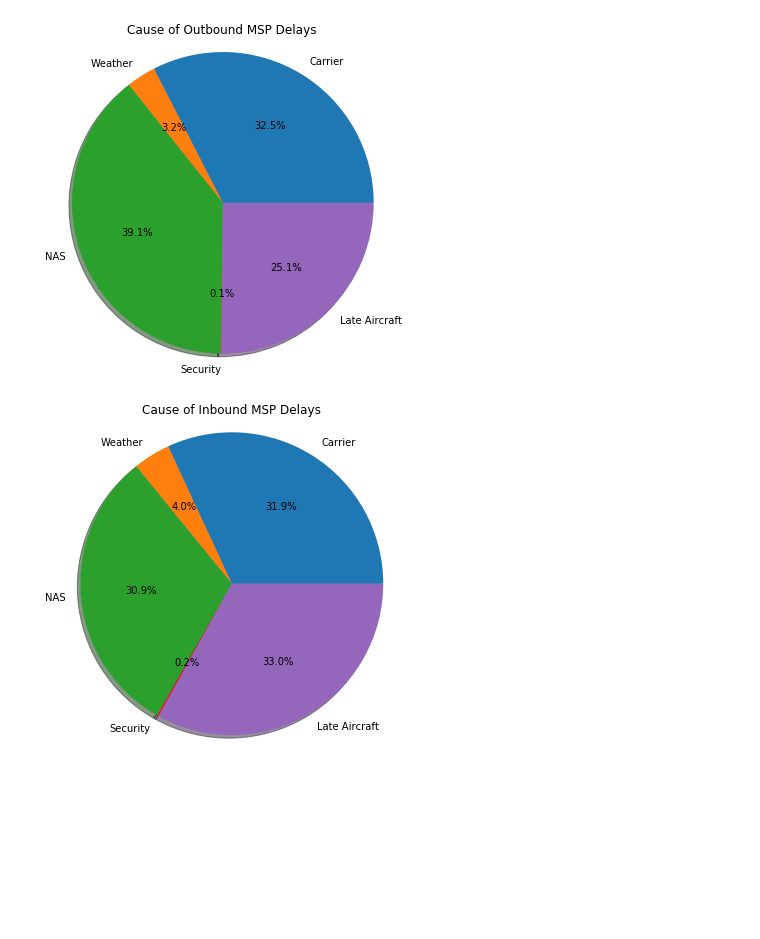
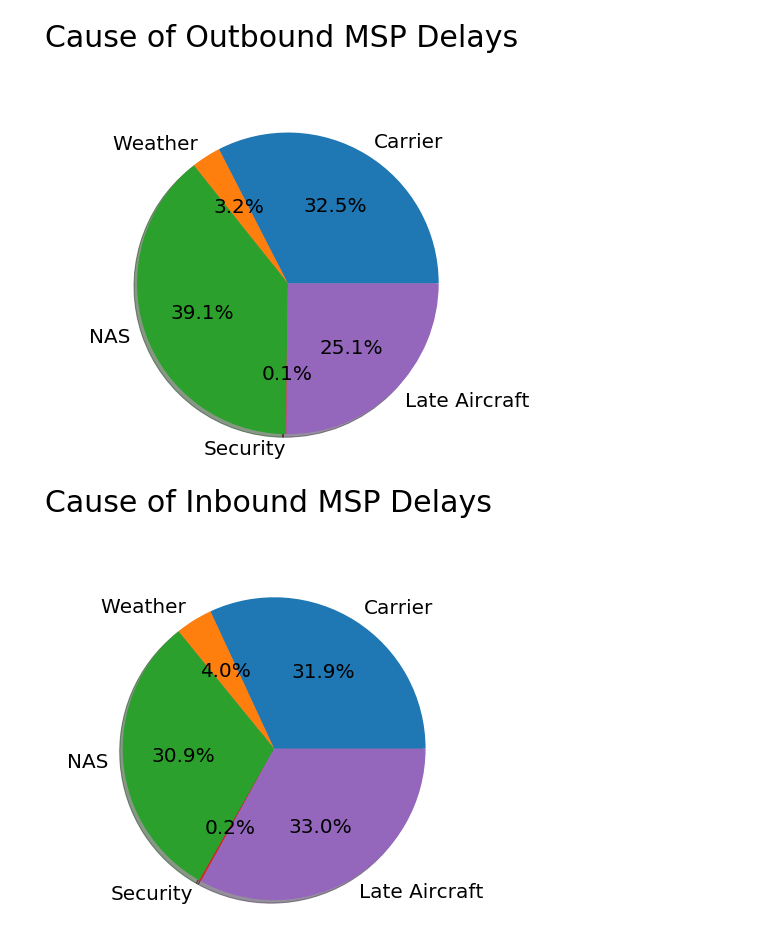
Before and after one commit to HWspam/Delorean, a Jupyter notebook: Delay_Date.ipynb, the cells around one changed output. Saved outputs shown, nothing was run; the diff lists cells and outputs as text; code cells hidden in the pictures; blank space fills up the shorter version.

```diff
--- a/Delay_Date.ipynb
+++ b/Delay_Date.ipynb
@@ -214,20 +214,20 @@ plt.show()
 # %%
 df_outbound_delay=df_outbound[["CARRIER_DELAY","WEATHER_DELAY","NAS_DELAY","SECURITY_DELAY","LATE_AIRCRAFT_DELAY"]].replace({0:np.nan}).count()
 df_inbound_delay=df_inbound[["CARRIER_DELAY","WEATHER_DELAY","NAS_DELAY","SECURITY_DELAY","LATE_AIRCRAFT_DELAY"]].replace({0:np.nan}).count()
 
 plt.figure(figsize=(6,6))
-plt.pie(df_outbound_delay, labels=["Carrier","Weather","NAS","Security","Late Aircraft"], autopct="%1.1f%%", shadow=True)
-plt.title("Cause of Outbound MSP Delays")
+plt.pie(df_outbound_delay, labels=["Carrier","Weather","NAS","Security","Late Aircraft"], autopct="%1.1f%%", shadow=True, textprops = {'fontsize':20})
+plt.title("Cause of Outbound MSP Delays \n\n", fontsize = 30)
 plt.axis("equal")
 plt.savefig("Resources/Percent_outbound_delay.png")
 plt.show()
 
 plt.figure(figsize=(6,6))
-plt.pie(df_inbound_delay, labels=["Carrier","Weather","NAS","Security","Late Aircraft"], autopct="%1.1f%%", shadow=True)
-plt.title("Cause of Inbound MSP Delays")
+plt.pie(df_inbound_delay, labels=["Carrier","Weather","NAS","Security","Late Aircraft"], autopct="%1.1f%%", shadow=True, textprops = {'fontsize':20})
+plt.title("Cause of Inbound MSP Delays \n\n", fontsize = 30)
 plt.axis("equal")
 plt.savefig("Resources/Percent_inbound_delay.png")
 plt.show()
 # %% [output]
-[figure, old version]
+[figure, new version]
-[figure, old version]
+[figure, new version]
```
Also changed, not shown: parts of 9 cells of this notebook, 16 other files.
